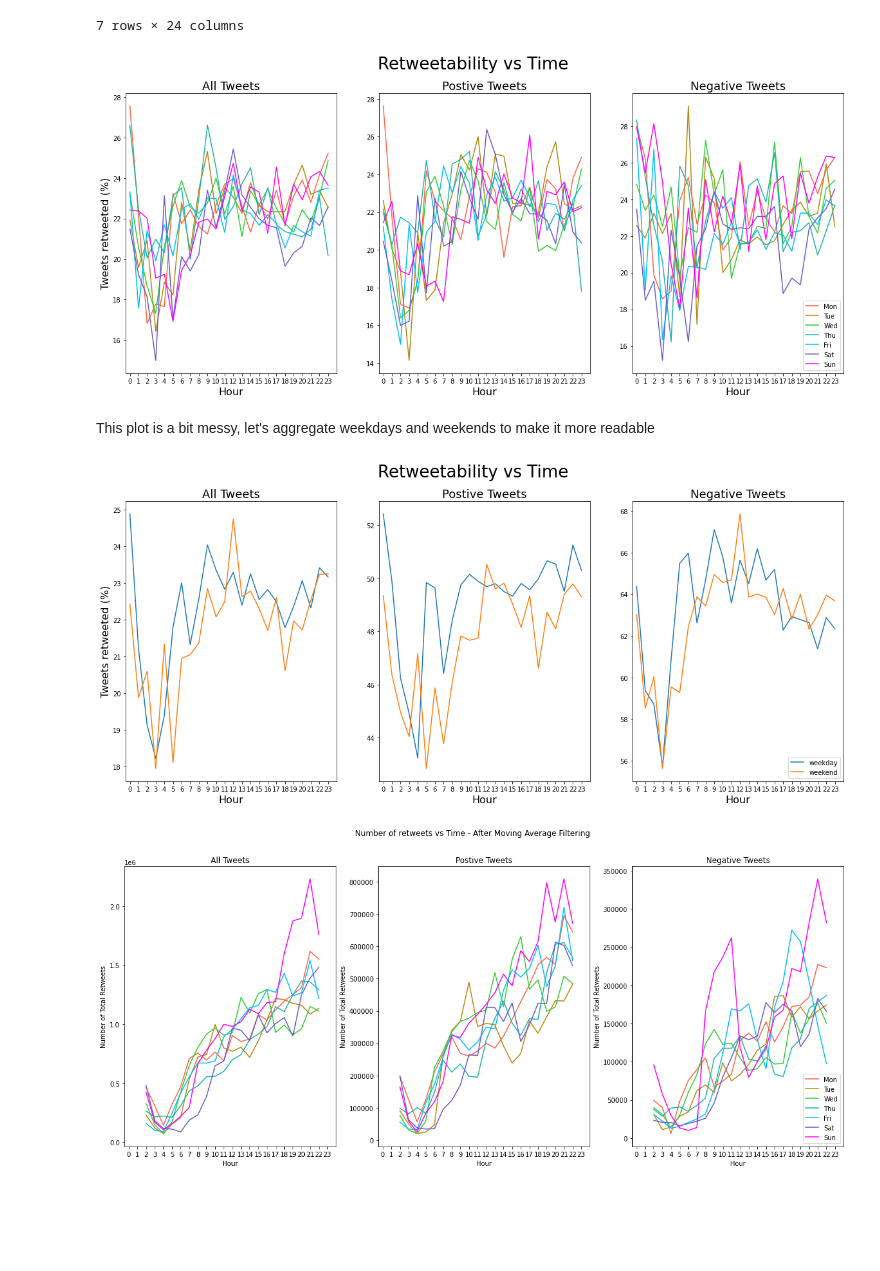
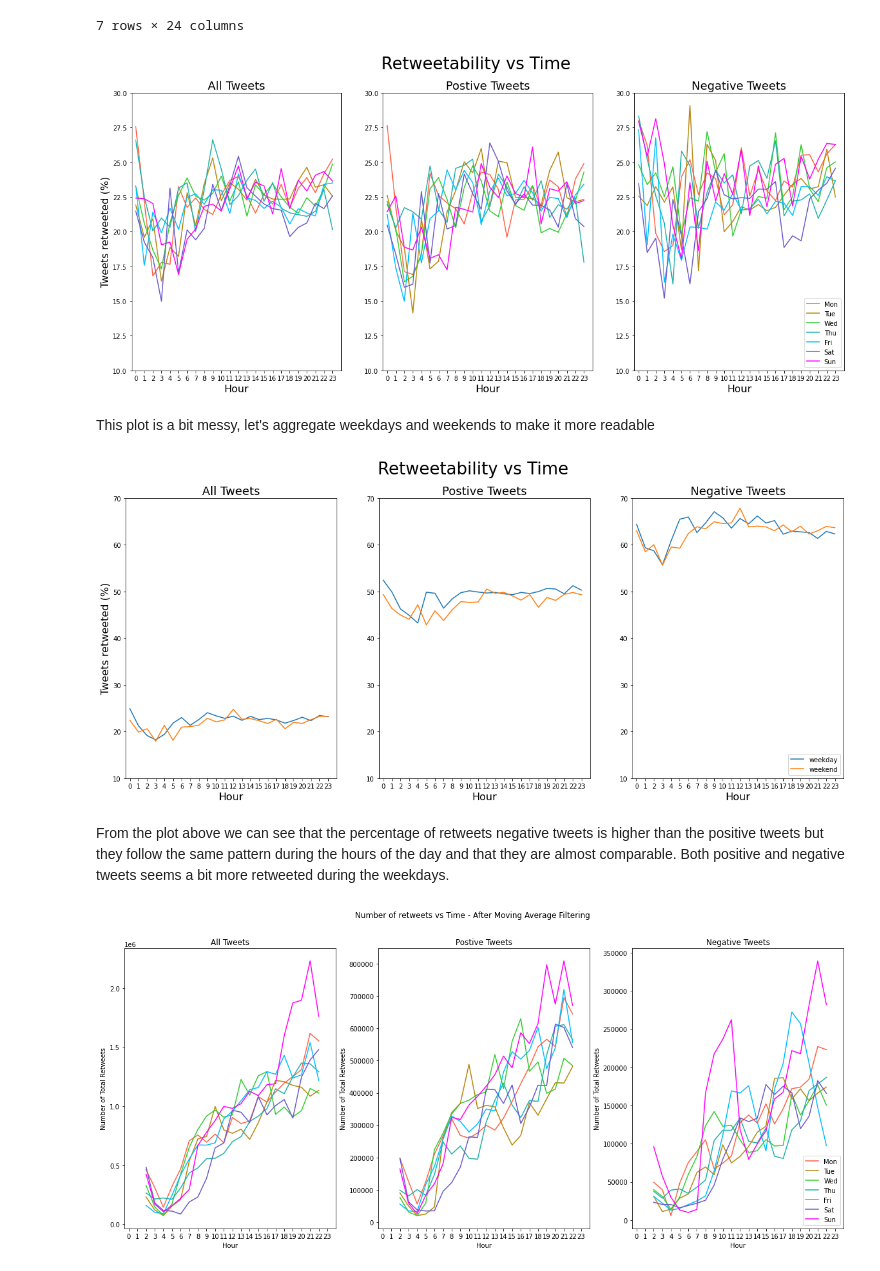
Before and after one commit to epfl-ada/ada-2020-project-milestone-p3-p3_musetti-adaletti, a Jupyter notebook: Creative_extension_analysis.ipynb, the cells around one changed output. Cells and saved outputs as stored; diff of their text form; code cells hidden in the pictures; blank space fills up the shorter version.

```diff
--- a/Creative_extension_analysis.ipynb
+++ b/Creative_extension_analysis.ipynb
@@ -729,39 +729,42 @@ plt.suptitle('Retweetability vs Time',fontsize=26)
 
 plt.subplot(1, 3, 1)
 plt.xlim(-0.5, 24)
+plt.ylim(10, 30)
 plt.xticks(np.arange(0, 24, step=1))
 plt.xlabel('Hour',fontsize=16)
 plt.ylabel('Tweets retweeted (%)',fontsize=16)
 plt.title('All Tweets', fontsize=18)
 
 
 for i in range(7):
     plt.plot(perc_rt_per_h.iloc[i],c=colors[i])
 
 plt.subplot(1, 3, 2)
 plt.xlim(-0.5, 24)
+plt.ylim(10, 30)
 plt.xticks(np.arange(0, 24, step=1))
 plt.xlabel('Hour',fontsize=16)
 plt.title('Postive Tweets',fontsize=18)
 
 
 for i in range(7):
     plt.plot(pos_perc_rt_per_h.iloc[i],c=colors[i])
 
 plt.subplot(1, 3, 3)
 plt.xlim(-0.5, 24)
+plt.ylim(10, 30)
 plt.xticks(np.arange(0, 24, step=1))
 plt.xlabel('Hour',fontsize=16)
 plt.title('Negative Tweets',fontsize=18)
 
 
 for i in range(7):
     plt.plot(neg_perc_rt_per_h.iloc[i],c=colors[i])
     plt.legend(weekday_names, loc='lower right')
 
 plt.show()
 # %% [output]
-[figure, old version]
+[figure, new version]
 # %% [markdown]
 This plot is a bit messy, let's aggregate weekdays and weekends to make it more readable
 # %%
@@ -790,6 +793,7 @@ plt.suptitle('Retweetability vs Time',fontsize=26)
 
 plt.subplot(1, 3, 1)
 plt.xlim(-0.5, 24)
+plt.ylim(10, 70)
 plt.xticks(np.arange(0, 24, step=1))
 plt.xlabel('Hour',fontsize=16)
 plt.ylabel('Tweets retweeted (%)',fontsize=16)
@@ -801,9 +805,10 @@ for i in range(2):
 
 plt.subplot(1, 3, 2)
 plt.xlim(-0.5, 24)
+plt.ylim(10, 70)
 plt.xticks(np.arange(0, 24, step=1))
 plt.xlabel('Hour',fontsize=16)
-plt.title('Postive Tweets',fontsize=18)
+plt.title('Positive Tweets',fontsize=18)
 
 
 for i in range(2):
@@ -811,6 +816,7 @@ for i in range(2):
 
 plt.subplot(1, 3, 3)
 plt.xlim(-0.5, 24)
+plt.ylim(10, 70)
 plt.xticks(np.arange(0, 24, step=1))
 plt.xlabel('Hour',fontsize=16)
 plt.title('Negative Tweets',fontsize=18)
@@ -824,7 +830,9 @@ for i in range(2):
 
 plt.show()
 # %% [output]
-[figure, old version]
+[figure, new version]
+# %% [markdown]
+From the plot above we can see that the percentage of retweets negative tweets is higher than the positive tweets but they follow the same pattern during the hours of the day and that they are almost comparable. Both positive and negative tweets seems a bit more retweeted during the weekdays.
 # %%
 # Calculating the total number of retweets per hour in total and divided by sentiment
 retweet_per_h = en_tweets_time.groupby(['weekday','hour'])['retweet_count'].agg('sum').unstack()
```
Also changed, not shown: parts of 29 cells of this notebook.
